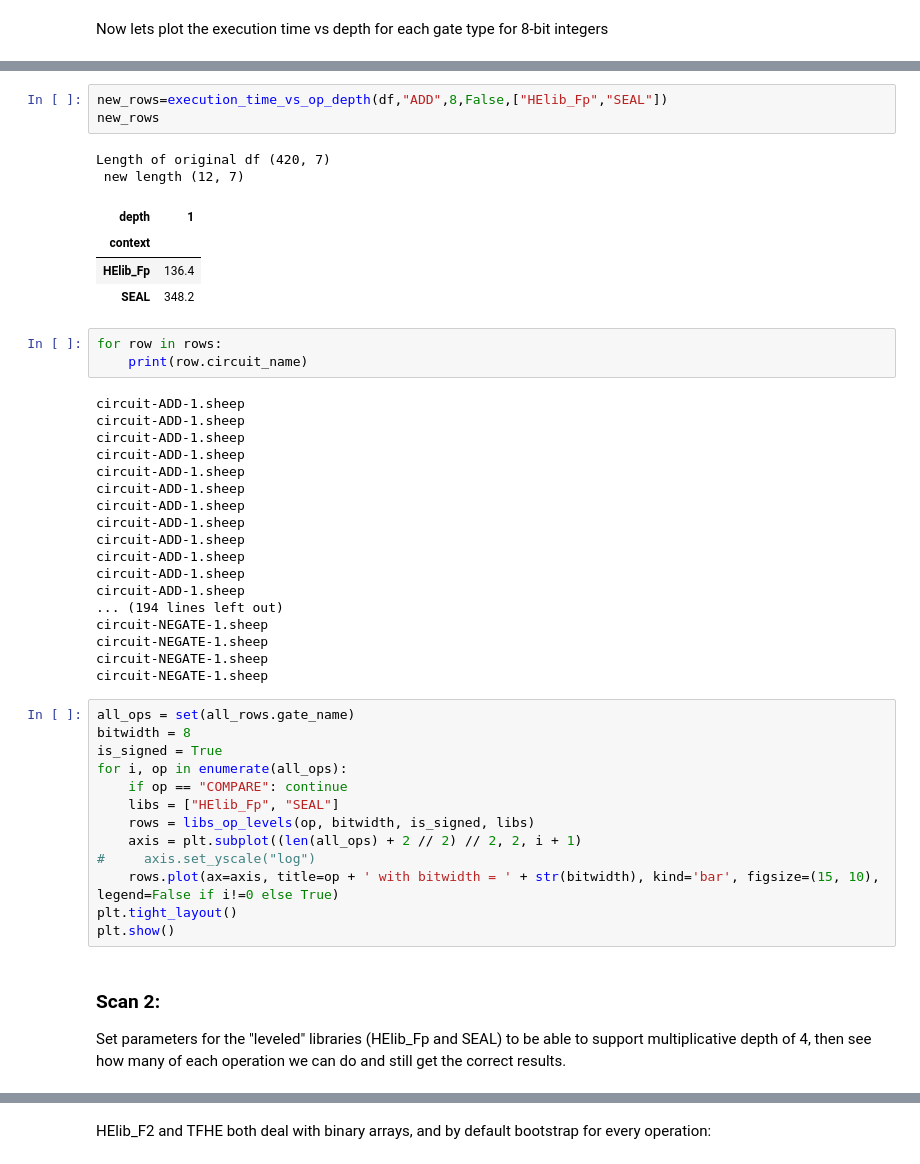
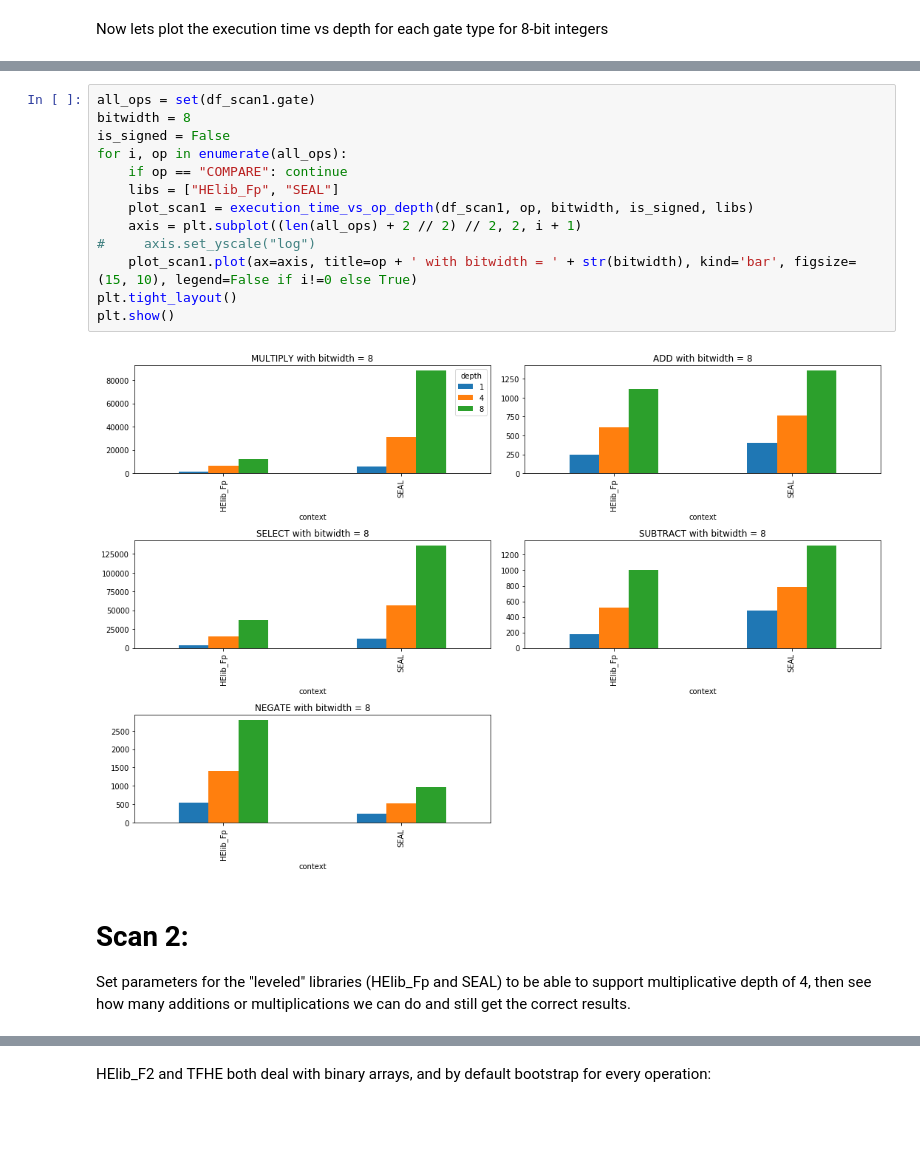
Before and after one commit to alan-turing-institute/SHEEP, a Jupyter notebook: frontend/notebooks/Low-level-benchmarks.ipynb, the cells around one changed output, grey strips where cells are left out. Saved outputs shown, nothing was run; the diff lists cells and outputs as text; blank space fills up the shorter version.

Commit message:
update low-level notebook

```diff
--- a/frontend/notebooks/Low-level-benchmarks.ipynb
+++ b/frontend/notebooks/Low-level-benchmarks.ipynb
@@ -142,50 +138,21 @@ def execution_time_vs_op_depth(input_dataframe, gate_name, bitwidth, is_signed,
     return rows.drop_duplicates(["context", "depth"]).pivot(
         index='context', columns='depth', values='execution_time'
     )
-# %%
-new_rows=execution_time_vs_op_depth(df,"ADD",8,False,["HElib_Fp","SEAL"])
-new_rows
-# %% [output]
-Length of original df (420, 7)
- new length (12, 7)
-| depth | 1 |
-| context |  |
-| HElib_Fp | 136.4 |
-| SEAL | 348.2 |
-# %%
-for row in rows:
-    print(row.circuit_name)
-# %% [output]
-circuit-ADD-1.sheep
-circuit-ADD-1.sheep
-circuit-ADD-1.sheep
-circuit-ADD-1.sheep
-circuit-ADD-1.sheep
-circuit-ADD-1.sheep
-circuit-ADD-1.sheep
-circuit-ADD-1.sheep
-circuit-ADD-1.sheep
-circuit-ADD-1.sheep
-circuit-ADD-1.sheep
-circuit-ADD-1.sheep
-... (194 lines left out)
-circuit-NEGATE-1.sheep
-circuit-NEGATE-1.sheep
-circuit-NEGATE-1.sheep
-circuit-NEGATE-1.sheep
 # %%
-all_ops = set(all_rows.gate_name)
+all_ops = set(df_scan1.gate)
 bitwidth = 8
-is_signed = True
+is_signed = False
 for i, op in enumerate(all_ops):
     if op == "COMPARE": continue
     libs = ["HElib_Fp", "SEAL"]
-    rows = libs_op_levels(op, bitwidth, is_signed, libs)
+    plot_scan1 = execution_time_vs_op_depth(df_scan1, op, bitwidth, is_signed, libs)
     axis = plt.subplot((len(all_ops) + 2 // 2) // 2, 2, i + 1)
 #     axis.set_yscale("log")
-    rows.plot(ax=axis, title=op + ' with bitwidth = ' + str(bitwidth), kind='bar', figsize=(15, 10), legend=False if i!=0 else True)
+    plot_scan1.plot(ax=axis, title=op + ' with bitwidth = ' + str(bitwidth), kind='bar', figsize=(15, 10), legend=False if i!=0 else True)
 plt.tight_layout()
 plt.show()
+# %% [output]
+[figure, added]
 # %% [markdown]
-### Scan 2:
-Set parameters for the "leveled" libraries (HElib_Fp and SEAL) to be able to support multiplicative depth of 4, then see how many of each operation we can do and still get the correct results.
+# Scan 2:
+Set parameters for the "leveled" libraries (HElib_Fp and SEAL) to be able to support multiplicative depth of 4, then see how many additions or multiplications we can do and still get the correct results.
```
Also changed, not shown: parts of 15 cells of this notebook.
